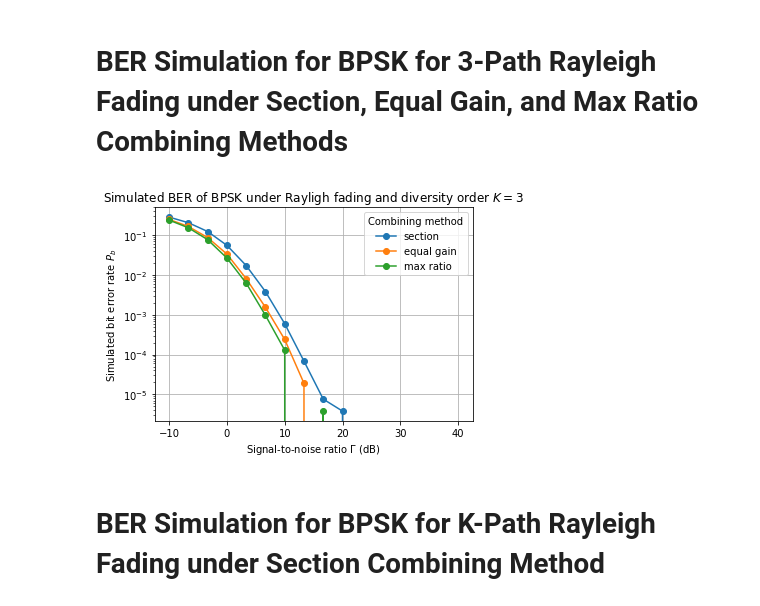
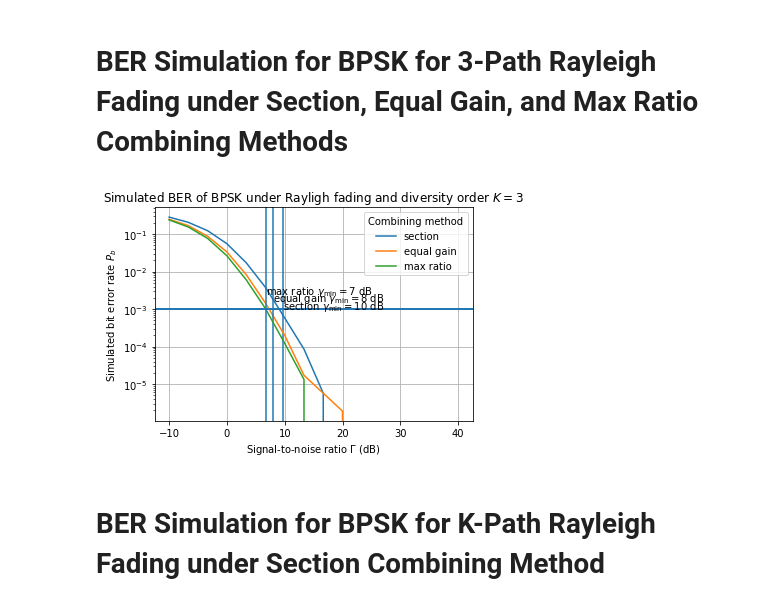
Before and after one commit to eldrtimo/rayleigh_diversity, a Jupyter notebook: notebook.ipynb, the cells around one changed output. Drawn from its saved outputs; the diff is of its cells as text; code cells hidden in the pictures.

Commit message:
added minimum BER estimates to plots

```diff
--- a/notebook.ipynb
+++ b/notebook.ipynb
@@ -3,26 +3,37 @@
 # %% [markdown]
 # BER Simulation for BPSK for 3-Path Rayleigh Fading under Section, Equal Gain, and Max Ratio Combining Methods
 # %%
-N       = 2**18                 # Number of symbols
+N       = 2**19                 # Number of symbols
 K       = 3                     # Number of diversity branches
 Ga_l    = np.logspace(-.5,2,16) # Simulation SNR values
 FIGNAME = "diversity_combining_methods.png"
+Pe_MAX  = 10**(-3)              # Maximum BER to estimate Minimum SNR
 
 fig, axs = plt.subplots()
 axs.set_title(r"Simulated BER of BPSK under Rayligh fading and diversity order $K = {}$".format(K))
 axs.set_xlabel(r"Signal-to-noise ratio $\Gamma$ (dB)")
 axs.set_ylabel(r"Simulated bit error rate $P_b$")
 axs.set_yscale("log")
 
-for combiner in COMBINERS:
+for combiner_ix, combiner in enumerate(COMBINERS):
     Pe_l = BPSKRayleighDiversityBER(N,K,Ga_l,combiner)
-    axs.plot(20*np.log10(Ga_l),Pe_l,"o-",label=combiner)
+    axs.plot(20*np.log10(Ga_l),Pe_l,label=combiner)
+
+    axs.axhline(Pe_MAX)
+    if np.any(Pe_l < Pe_MAX):
+        Ga_min_est = interp1d(Pe_l,Ga_l)(Pe_MAX)
+        axs.axvline(20*np.log10(Ga_min_est))
+        annotation = r"{} $\gamma_\min = {:.0f}$ dB".format(combiner,20*np.log10(Ga_min_est))
+        xy = (20*np.log10(Ga_min_est),Pe_MAX)
+        xytext = (20*np.log10(Ga_min_est),Pe_MAX*10**(combiner_ix/5))
+        axs.annotate(annotation,xy,xytext)
+
 
 axs.legend(title="Combining method")
 fig.tight_layout()
 fig.savefig("./plots/{}".format(FIGNAME))
 # %% [output]
-[figure, old version]
+[figure, new version]
 # %% [markdown]
 # BER Simulation for BPSK for K-Path Rayleigh Fading under Section Combining Method
 # %%
```
Also changed, not shown: 1 other file.
